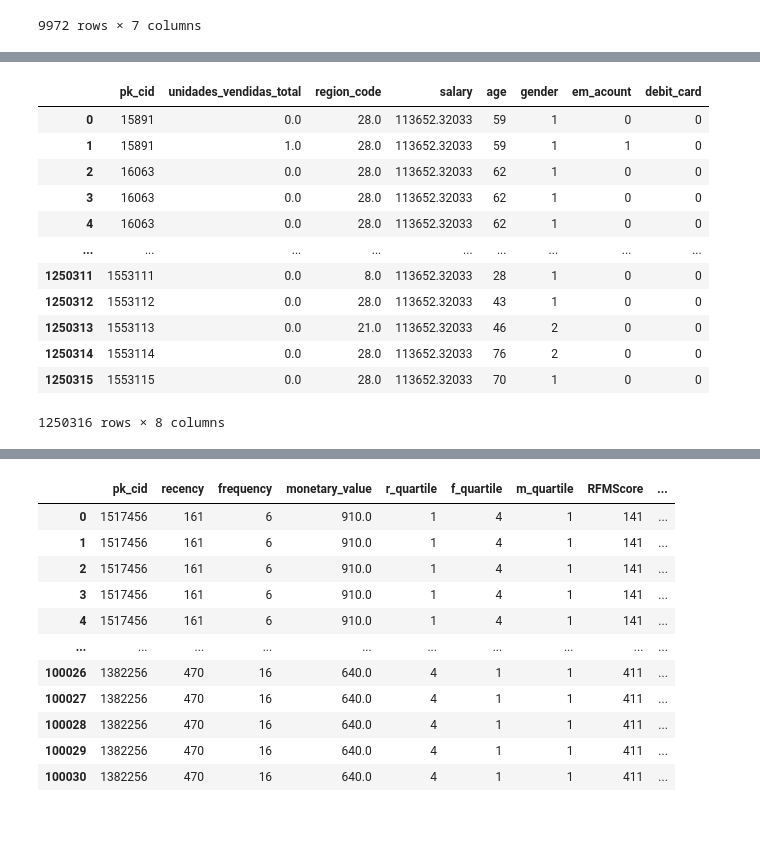
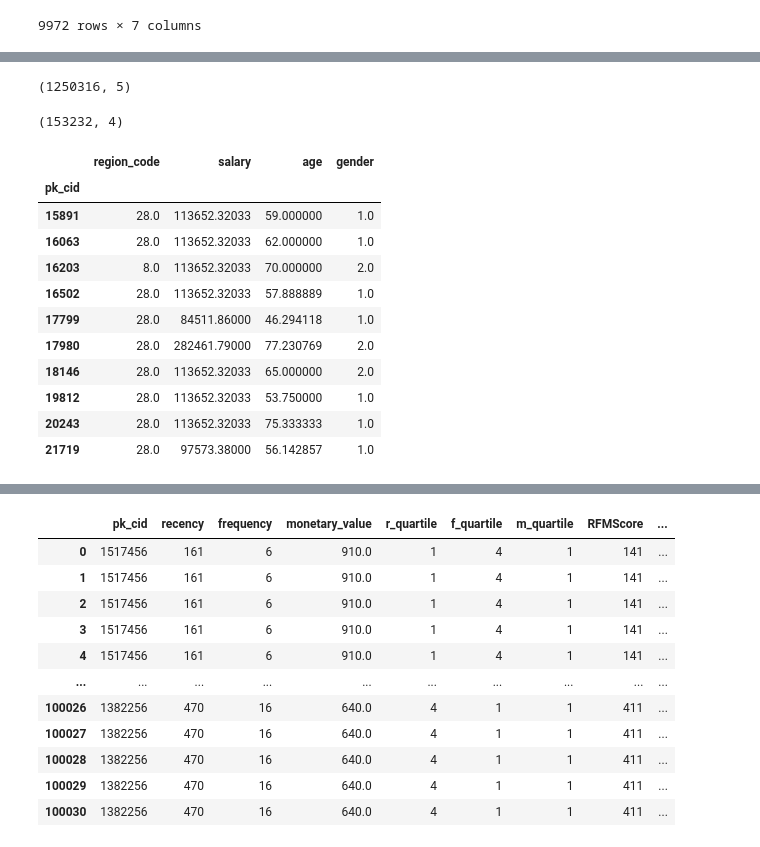
Before and after one commit to giannimaggiora/easyMoney, a Jupyter notebook: Mejores10000clientes.ipynb, the cells around one changed output, grey strips where cells are left out. Saved outputs shown, nothing was run; the diff lists cells and outputs as text; code cells hidden in the pictures.

```diff
--- a/Mejores10000clientes.ipynb
+++ b/Mejores10000clientes.ipynb
@@ -344,16 +371,4 @@ df_best_features = df[['pk_cid','unidades_vendidas_total','region_code','salary'
 # %%
-df_best_features
+df_best_features.shape
 # %% [output]
-|  | pk_cid | unidades_vendidas_total | region_code | salary | age | gender | em_acount | debit_card |
-| 0 | 15891 | 0.0 | 28.0 | 113652.32033 | 59 | 1 | 0 | 0 |
-| 1 | 15891 | 1.0 | 28.0 | 113652.32033 | 59 | 1 | 1 | 0 |
-| 2 | 16063 | 0.0 | 28.0 | 113652.32033 | 62 | 1 | 0 | 0 |
-| 3 | 16063 | 0.0 | 28.0 | 113652.32033 | 62 | 1 | 0 | 0 |
-| 4 | 16063 | 0.0 | 28.0 | 113652.32033 | 62 | 1 | 0 | 0 |
-| ... | ... | ... | ... | ... | ... | ... | ... | ... |
-| 1250311 | 1553111 | 0.0 | 8.0 | 113652.32033 | 28 | 1 | 0 | 0 |
-| 1250312 | 1553112 | 0.0 | 28.0 | 113652.32033 | 43 | 1 | 0 | 0 |
-| 1250313 | 1553113 | 0.0 | 21.0 | 113652.32033 | 46 | 2 | 0 | 0 |
-| 1250314 | 1553114 | 0.0 | 28.0 | 113652.32033 | 76 | 2 | 0 | 0 |
-| 1250315 | 1553115 | 0.0 | 28.0 | 113652.32033 | 70 | 1 | 0 | 0 |
-1250316 rows × 8 columns
+(1250316, 5)
@@ -360 +377,20 @@ df_best_features
+# %%
+test.shape
+# %% [output]
+(153232, 4)
+# %%
+test.head(10)
+# %% [output]
+|  | region_code | salary | age | gender |
+| pk_cid |  |  |  |  |
+| 15891 | 28.0 | 113652.32033 | 59.000000 | 1.0 |
+| 16063 | 28.0 | 113652.32033 | 62.000000 | 1.0 |
+| 16203 | 8.0 | 113652.32033 | 70.000000 | 2.0 |
+| 16502 | 28.0 | 113652.32033 | 57.888889 | 1.0 |
+| 17799 | 28.0 | 84511.86000 | 46.294118 | 1.0 |
+| 17980 | 28.0 | 282461.79000 | 77.230769 | 2.0 |
+| 18146 | 28.0 | 113652.32033 | 65.000000 | 2.0 |
+| 19812 | 28.0 | 113652.32033 | 53.750000 | 1.0 |
+| 20243 | 28.0 | 113652.32033 | 75.333333 | 1.0 |
+| 21719 | 28.0 | 97573.38000 | 56.142857 | 1.0 |
 # %%
```
Also changed, not shown: parts of 10 cells of this notebook.
